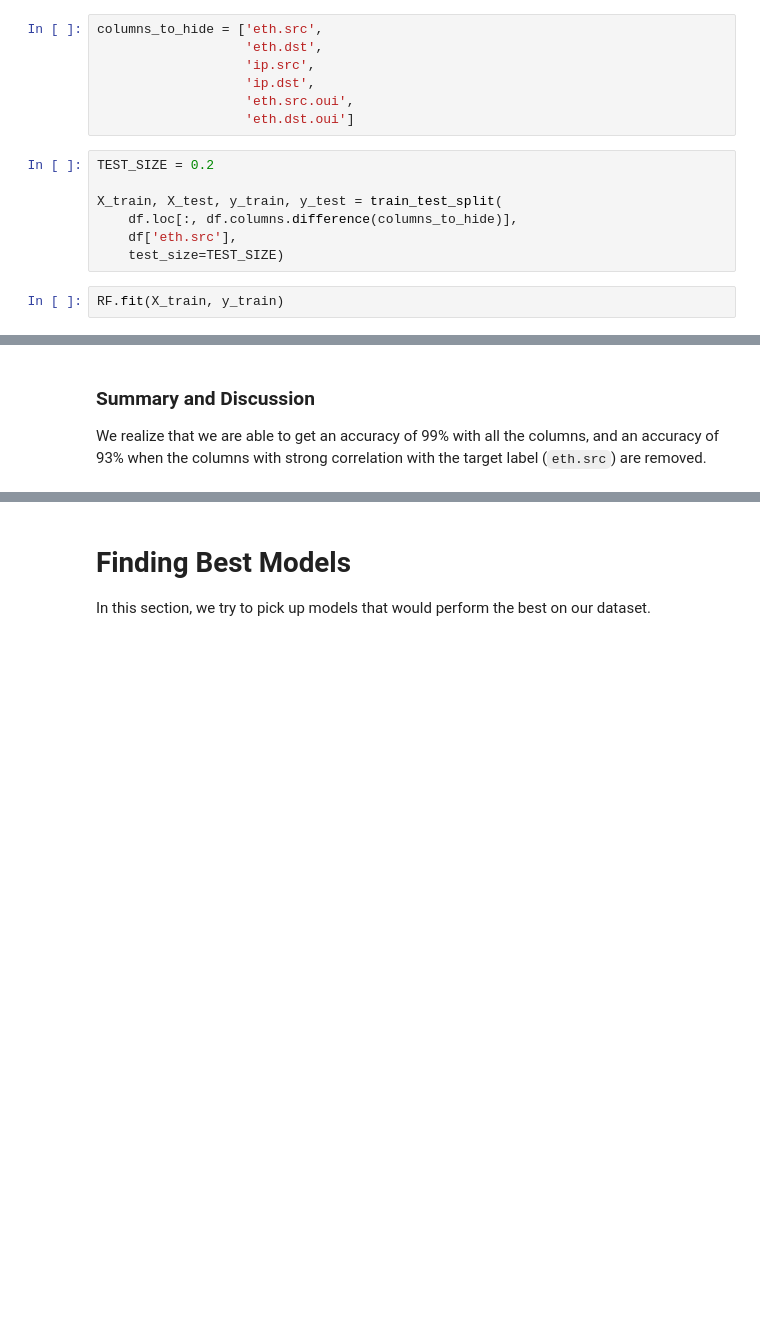
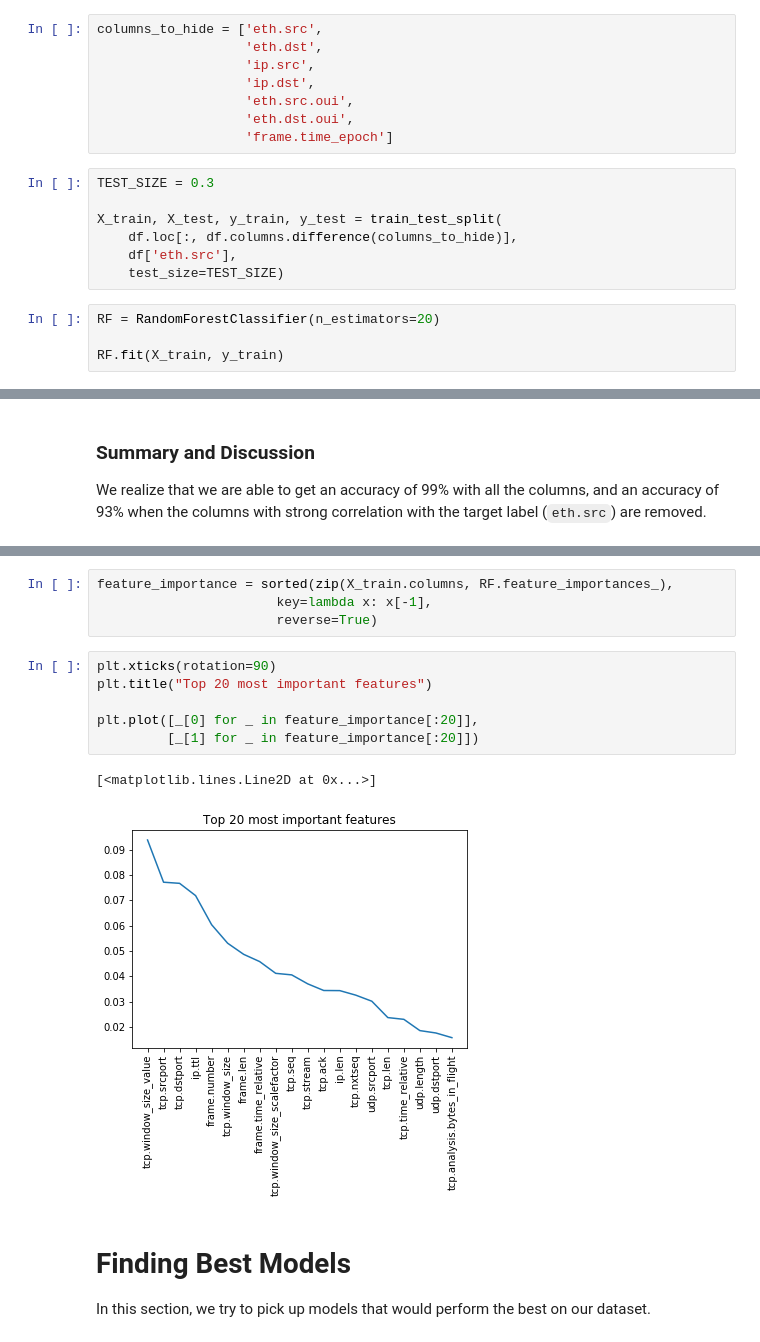
Before and after one commit to davidahmed/iot, a Jupyter notebook: IoT.ipynb, the cells around one changed output, grey strips where cells are left out. Drawn from its saved outputs; the diff is of its cells as text; blank space fills up the shorter version.

```diff
--- a/IoT.ipynb
+++ b/IoT.ipynb
@@ -118,15 +120,18 @@ columns_to_hide = ['eth.src',
                    'ip.src',
                    'ip.dst',
                    'eth.src.oui',
-                   'eth.dst.oui']
+                   'eth.dst.oui',
+                   'frame.time_epoch']
 # %%
-TEST_SIZE = 0.2
+TEST_SIZE = 0.3
 
 X_train, X_test, y_train, y_test = train_test_split(
     df.loc[:, df.columns.difference(columns_to_hide)],
     df['eth.src'],
     test_size=TEST_SIZE)
 # %%
+RF = RandomForestClassifier(n_estimators=20)
+
 RF.fit(X_train, y_train)
 # %% [output]
 RandomForestClassifier(bootstrap=True, ccp_alpha=0.0, class_weight=None,
@@ -154,3 +163,16 @@ We realize that we are able to get an accuracy of 99% with all the columns, and
+# %%
+feature_importance = sorted(zip(X_train.columns, RF.feature_importances_),
+                       key=lambda x: x[-1],
+                       reverse=True)
+# %%
+plt.xticks(rotation=90)
+plt.title("Top 20 most important features")
+
+plt.plot([_[0] for _ in feature_importance[:20]],
+         [_[1] for _ in feature_importance[:20]])
+# %% [output]
+[<matplotlib.lines.Line2D at 0x...>]
+[figure, added]
 # %% [markdown]
 # Finding Best Models
 In this section, we try to pick up models that would perform the best on our dataset.
```
Also changed, not shown: parts of 41 cells of this notebook.
